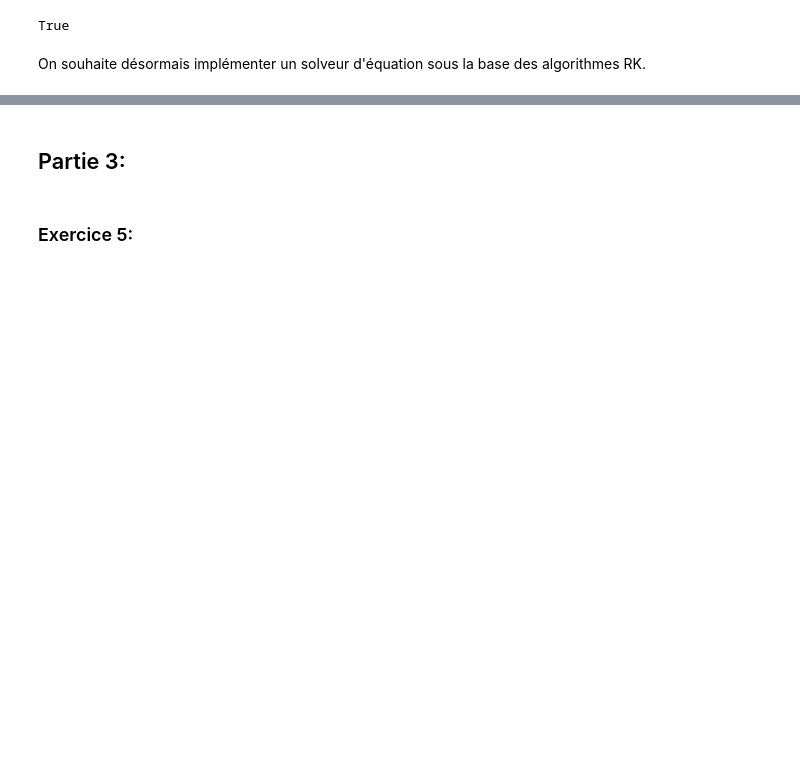
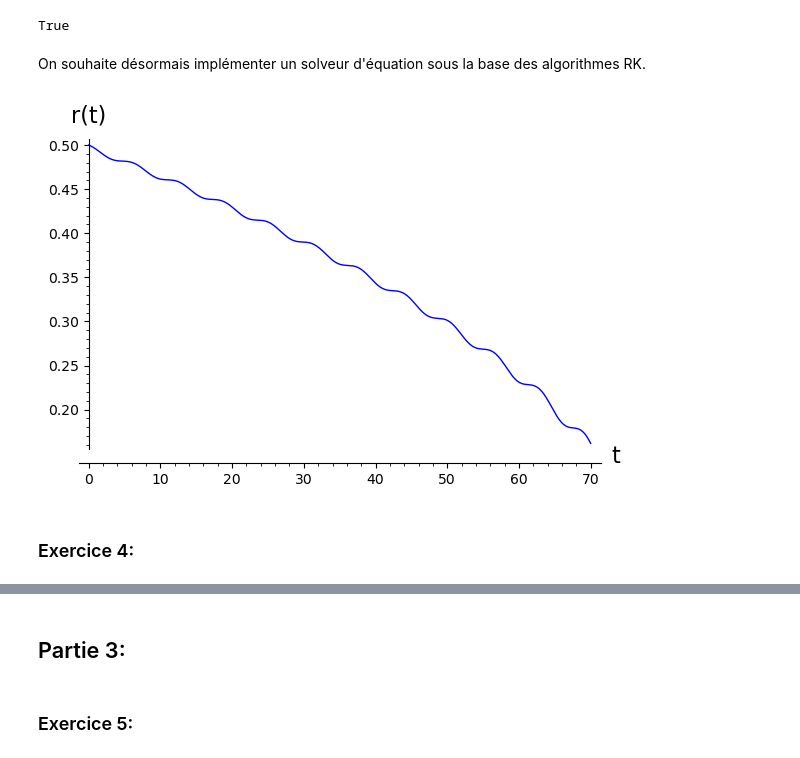
Before and after one commit to pablodimuzio/Math603-TP-2, a Jupyter notebook: di-muzio_wood_tp2.ipynb, the cells around one changed output, grey strips where cells are left out. Saved outputs shown, nothing was run; the diff lists cells and outputs as text; code cells hidden in the pictures; blank space fills up the shorter version.

Commit message:
Exercice 3+debut 4

```diff
--- a/di-muzio_wood_tp2.ipynb
+++ b/di-muzio_wood_tp2.ipynb
@@ -168,14 +169,14 @@ def rk_consistence(bA):
 # %% [markdown]
 On teste notre code avec l'exemple du Runge-Katta d'ordre 4 donné sur wikipédia:
 # %%
-A = Matrix([
+rk4 = Matrix([
     [0,0,0,0,0],
     [1/2,1/2,0,0,0],
     [1/2,0,1/2,0,0],
     [1,0,0,1,0],
     [0,1/6,1/3,1/3,1/6]
 ])
-A
+rk4
 # %% [output]
 [  0   0   0   0   0]
 [1/2 1/2   0   0   0]
@@ -189,13 +190,38 @@ True
 # %% [markdown]
 On souhaite désormais implémenter un solveur d'équation sous la base des algorithmes RK.
 # %%
-def rk_solv(t0, t1, h, bTab, f):
-    _t = arrange(t0,t1,h)
-    q = len(bTab)-1
-    t = [[_t[n] + bTab[i][0] for i in range(len(bTab)-1)] for n in range(len(_t))]
-    y_ni = []
-    for n in range(len(_t)):
-        p.append([])
-        for i in range(q):
-            p[n].append(f(t[n][i], y[n][i]))
-    return t
+f(t,y) = -epsilon*(v_sinusoidale(t))/(2*pi*y)
+
+def solv_rk(t0, t1, h, Butch, f, y0):
+    D = Butch.numpy()
+    c = D[:-1, 0]
+    b = D[-1, 1:]
+    A = D[:-1, 1:]
+
+    s = b.size
+
+    t = t0
+    y = y0
+    solution = [(t, y)]
+
+    while t < t1:
+        k = [y0*0] * s
+
+        for i in range(s):
+            ti = t + c[i] * h
+            yi = y + h * sum(A[i][j] * k[j] for j in range(i))
+            k[i] = n(f(ti, yi))
+
+        y += h * sum(b[i] * k[i] for i in range(s))
+        t += h
+        solution.append((t, y))
+
+    return solution
+
+sol_rk = list(solv_rk(0,70,0.1,rk4,f, 0.50))
+
+list_plot(sol_rk, plotjoined=True, color='blue',axes_labels=["t", "r(t)"])
+# %% [output]
+[figure, added]
+# %% [markdown]
+### Exercice 4:
```
Also changed, not shown: parts of 11 cells of this notebook.
